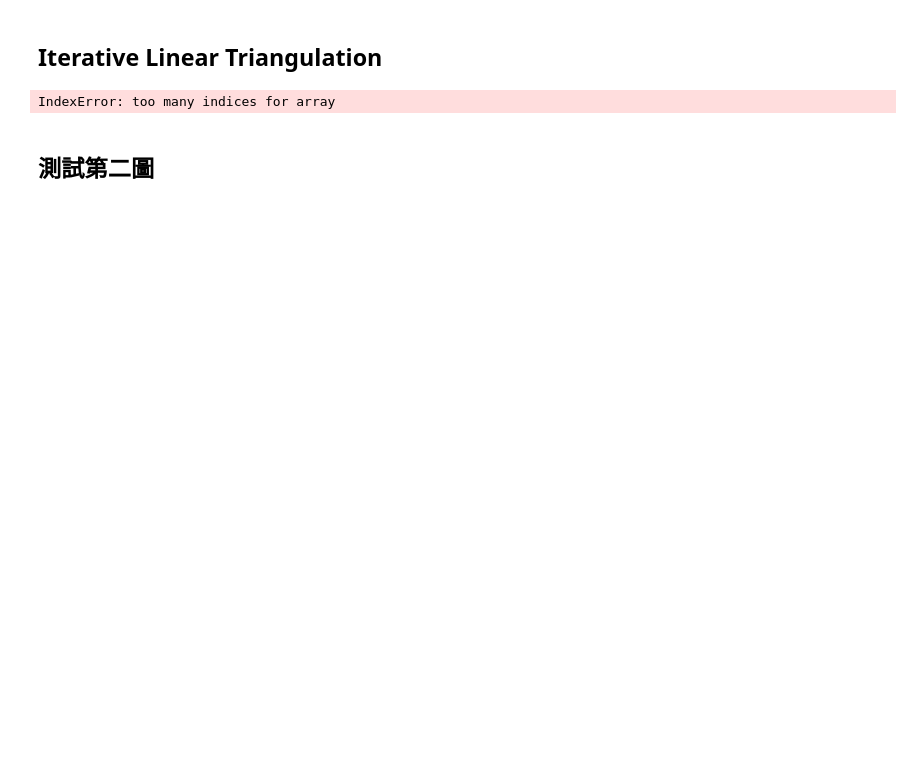
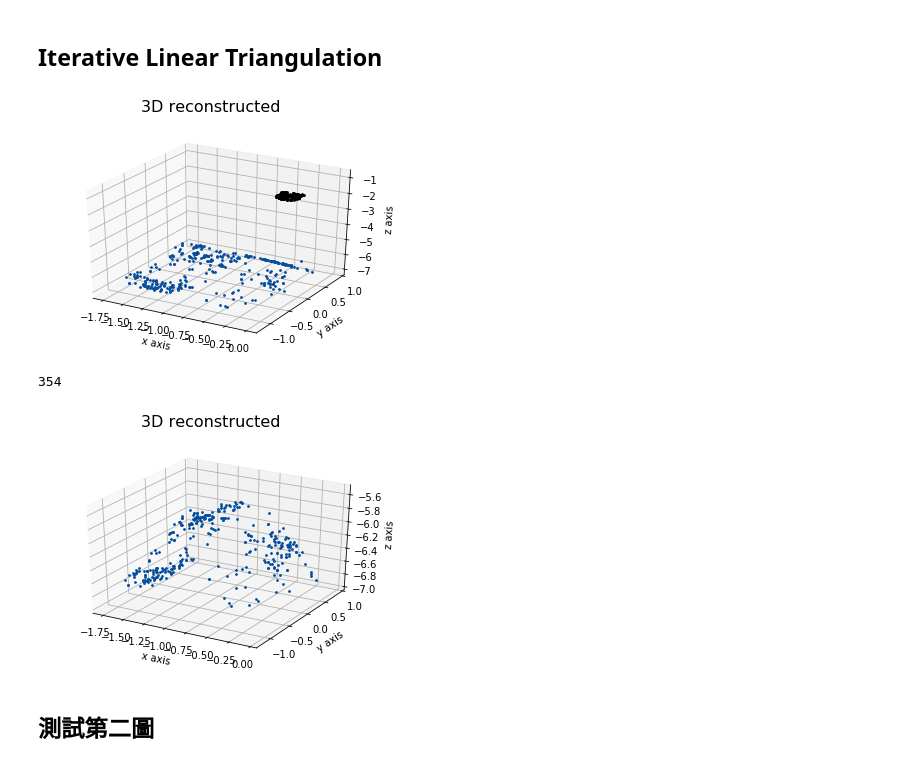
Before and after one commit to YuanSyun/CV-Structure-from-motion, a Jupyter notebook: HW4.ipynb, the cells around one changed output. Saved outputs shown, nothing was run; the diff lists cells and outputs as text; code cells hidden in the pictures; blank space fills up the shorter version.

```diff
--- a/HW4.ipynb
+++ b/HW4.ipynb
@@ -495,8 +495,10 @@ def triangulate_points(e, x1, x2, p1, ps2):
         for i in range(x1.shape[0]):
             x = linear_LS_Triangulation(x1[i], p1, x2[i], p2)
             z_pos = np.matmul(x[0:3], R1[-1,:])
-            project_points[i] = z_pos
-        front_count = in_front_of_camera(T, R1, project_points)
+            project_points[i] = x[0:3]
+            if(z_pos>0):
+                front_count += 1
+        #front_count = in_front_of_camera(T, R1, project_points)
         if(front_count > max_front_count):
             max_front_count = front_count
             triangulation_points = np.copy(project_points)
@@ -514,34 +516,36 @@ def show_cloud_points(pts, cv_pts=None):
     for i, p in enumerate(pts):
         xs = p[0]
         ys = p[1]
         zs = p[2]
         ax.scatter(xs, ys, zs, color='#054E9F', s=3)
 
     if(cv_pts is not None):
         for i in range(cv_pts.shape[1]):
             hp = cv_pts[:,i]
             x = hp[0]
             y = hp[1]
             z = hp[2]
             ax.scatter(x, y, z, color='#000000', s=3)
     plt.show()
 
 def get_cv_projectpts(pts):
     projectpts = np.transpose(pts)
     return projectpts
 
 cloudpts, p2 = triangulate_points(essentialmat, inlinerpts1, inlinerpts2, p1, ps2)
 cv_inlinerpts1 = get_cv_projectpts(inlinerpts1)
 cv_inlinerpts2 = get_cv_projectpts(inlinerpts2)
 cloudpts1_cv = cv2.triangulatePoints(p1, p2, cv_inlinerpts1, cv_inlinerpts2)
 
 show_cloud_points(cloudpts, cloudpts1_cv)
 
 import answer
 X = answer.cal_P (essentialmat, inlinerpts1, inlinerpts2, intrinsic_matrix1, intrinsic_matrix2)
 show_cloud_points(X)
 # %% [output]
+[figure, added]
-IndexError: too many indices for array
+354
+[figure, added]
 # %% [markdown]
 ## 測試第二圖
 # %%
```
Also changed, not shown: parts of 5 cells of this notebook.
